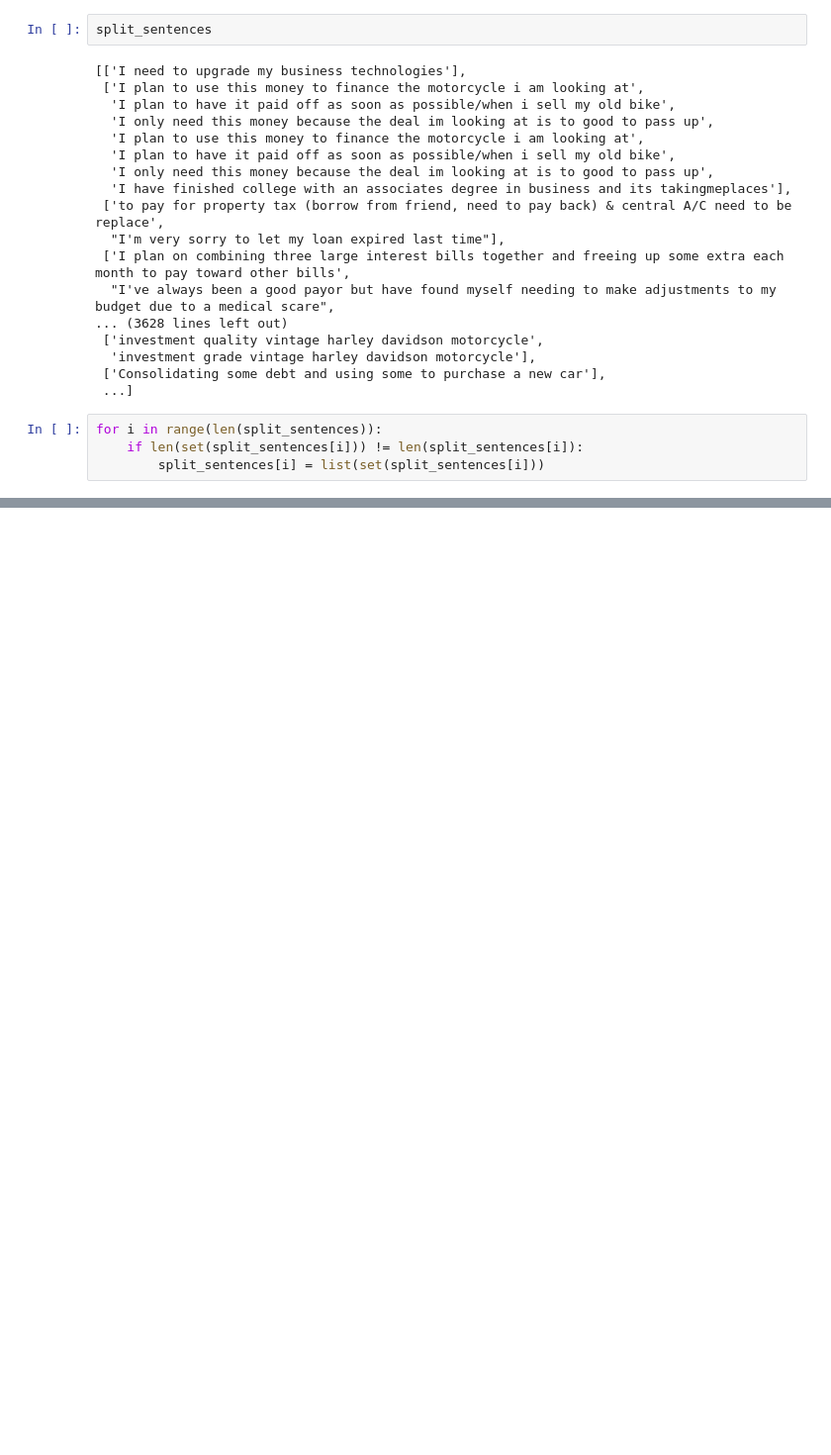
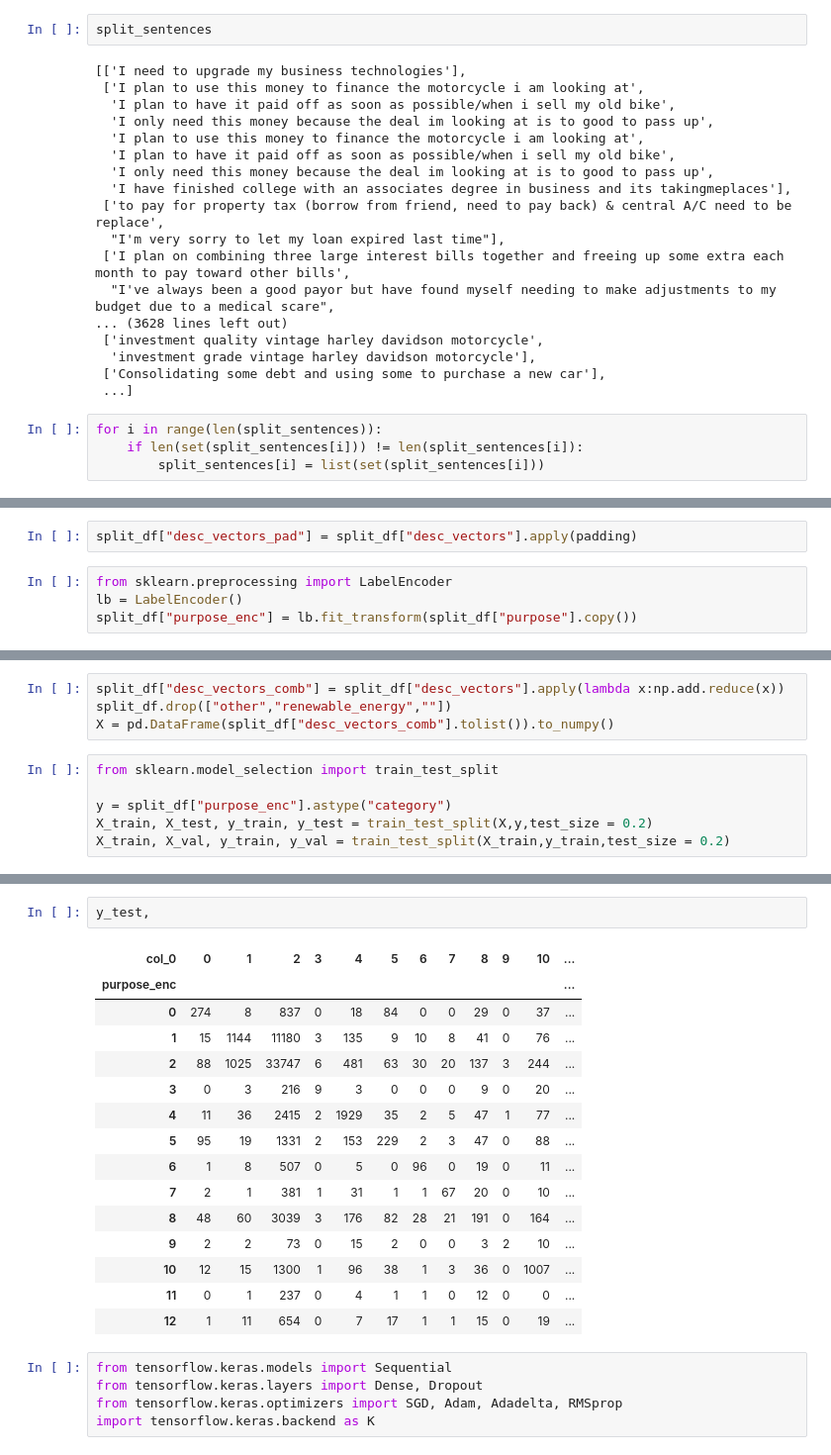
Before and after one commit to Saaj2000/xyzcorp, a Jupyter notebook: Assessment_NLP.ipynb, the cells around one changed output, grey strips where cells are left out. Shown at 99% size. Drawn from its saved outputs; the diff is of its cells as text; blank space fills up the shorter version.

```diff
--- a/Assessment_NLP.ipynb
+++ b/Assessment_NLP.ipynb
@@ -162,0 +288,6 @@ print(data)
+# %%
+split_df["desc_vectors_pad"] = split_df["desc_vectors"].apply(padding)
+# %%
+from sklearn.preprocessing import LabelEncoder
+lb = LabelEncoder()
+split_df["purpose_enc"] = lb.fit_transform(split_df["purpose"].copy())
@@ -162,0 +323,10 @@ print(data)
+# %%
+split_df["desc_vectors_comb"] = split_df["desc_vectors"].apply(lambda x:np.add.reduce(x))
+split_df.drop(["other","renewable_energy",""])
+X = pd.DataFrame(split_df["desc_vectors_comb"].tolist()).to_numpy()
+# %%
+from sklearn.model_selection import train_test_split
+
+y = split_df["purpose_enc"].astype("category")
+X_train, X_test, y_train, y_test = train_test_split(X,y,test_size = 0.2)
+X_train, X_val, y_train, y_val = train_test_split(X_train,y_train,test_size = 0.2)
@@ -162,0 +408,23 @@ print(data)
+# %%
+y_test,
+# %% [output]
+| col_0 | 0 | 1 | 2 | 3 | 4 | 5 | 6 | 7 | 8 | 9 | 10 | ... |
+| purpose_enc |  |  |  |  |  |  |  |  |  |  |  | ... |
+| 0 | 274 | 8 | 837 | 0 | 18 | 84 | 0 | 0 | 29 | 0 | 37 | ... |
+| 1 | 15 | 1144 | 11180 | 3 | 135 | 9 | 10 | 8 | 41 | 0 | 76 | ... |
+| 2 | 88 | 1025 | 33747 | 6 | 481 | 63 | 30 | 20 | 137 | 3 | 244 | ... |
+| 3 | 0 | 3 | 216 | 9 | 3 | 0 | 0 | 0 | 9 | 0 | 20 | ... |
+| 4 | 11 | 36 | 2415 | 2 | 1929 | 35 | 2 | 5 | 47 | 1 | 77 | ... |
+| 5 | 95 | 19 | 1331 | 2 | 153 | 229 | 2 | 3 | 47 | 0 | 88 | ... |
+| 6 | 1 | 8 | 507 | 0 | 5 | 0 | 96 | 0 | 19 | 0 | 11 | ... |
+| 7 | 2 | 1 | 381 | 1 | 31 | 1 | 1 | 67 | 20 | 0 | 10 | ... |
+| 8 | 48 | 60 | 3039 | 3 | 176 | 82 | 28 | 21 | 191 | 0 | 164 | ... |
+| 9 | 2 | 2 | 73 | 0 | 15 | 2 | 0 | 0 | 3 | 2 | 10 | ... |
+| 10 | 12 | 15 | 1300 | 1 | 96 | 38 | 1 | 3 | 36 | 0 | 1007 | ... |
+| 11 | 0 | 1 | 237 | 0 | 4 | 1 | 1 | 0 | 12 | 0 | 0 | ... |
+| 12 | 1 | 11 | 654 | 0 | 7 | 17 | 1 | 1 | 15 | 0 | 19 | ... |
+# %%
+from tensorflow.keras.models import Sequential
+from tensorflow.keras.layers import Dense, Dropout
+from tensorflow.keras.optimizers import SGD, Adam, Adadelta, RMSprop
+import tensorflow.keras.backend as K
```
Also changed, not shown: parts of 72 cells of this notebook, 1 other file.
